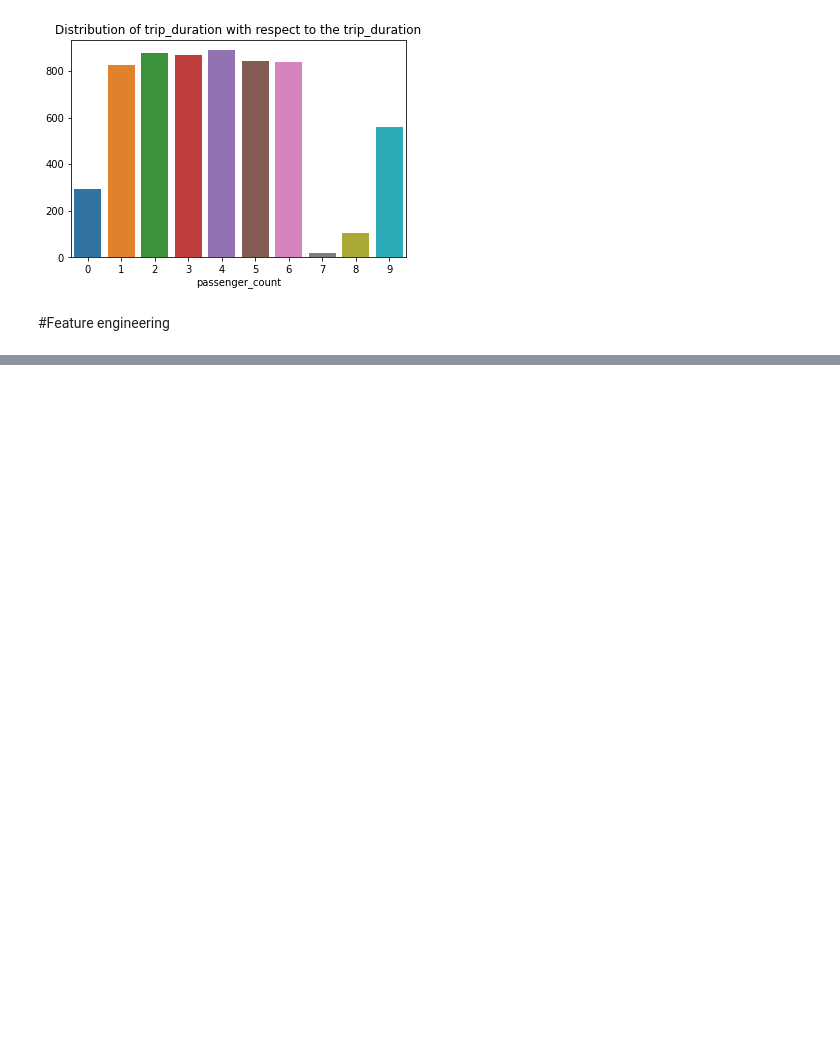
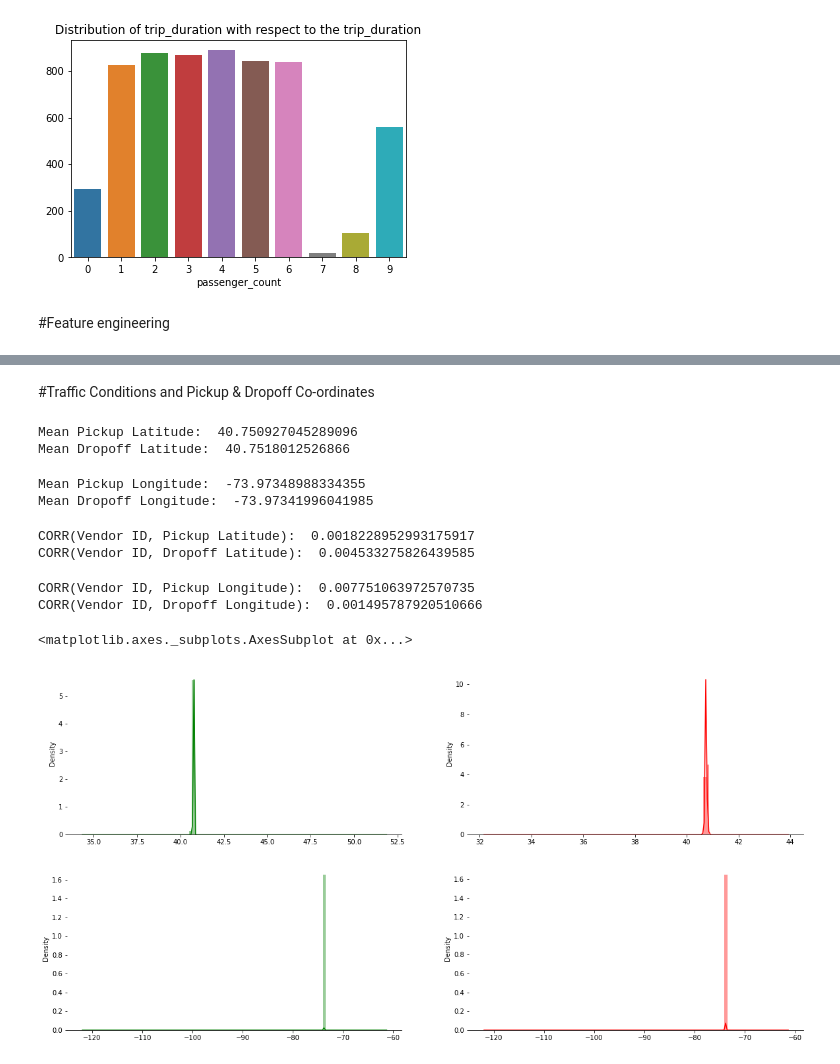
Before and after one commit to Samikshab99/NYC-Taxi-Duration-Prediction, a Jupyter notebook: Copy_of_NYC_Taxi_Trip_Time_Prediction_Capstone_Project.ipynb, the cells around one changed output, grey strips where cells are left out. Cells and saved outputs as stored; diff of their text form; code cells hidden in the pictures; blank space fills up the shorter version.

```diff
--- a/Copy_of_NYC_Taxi_Trip_Time_Prediction_Capstone_Project.ipynb
+++ b/Copy_of_NYC_Taxi_Trip_Time_Prediction_Capstone_Project.ipynb
@@ -203,3 +203,45 @@ cal = USFederalHolidayCalendar()
 holidays = cal.holidays(start=datetime(2016, 3, 1), end=datetime(2016, 4, 1))
 
 taxi['holiday'] = (taxi['pickup_datetime'].dt.date.astype('datetime64[ns]').isin(holidays)).astype(int)
+# %% [markdown]
+#Traffic Conditions and Pickup & Dropoff Co-ordinates
+# %%
+# Mean Pickup and Dropoff Latitude
+print('Mean Pickup Latitude: ', taxi['pickup_latitude'].mean())
+print('Mean Dropoff Latitude: ',taxi['dropoff_latitude'].mean())
+# %% [output]
+Mean Pickup Latitude:  40.750927045289096
+Mean Dropoff Latitude:  40.7518012526866
+# %%
+# Mean Pickup and Dropoff Longitude
+print('Mean Pickup Longitude: ', taxi['pickup_longitude'].mean())
+print('Mean Dropoff Longitude: ',taxi['dropoff_longitude'].mean())
+# %% [output]
+Mean Pickup Longitude:  -73.97348988334355
+Mean Dropoff Longitude:  -73.97341996041985
+# %%
+# How much does the Pickup and Dropoff Latitude correlate with the Vendor ID?
+print('CORR(Vendor ID, Pickup Latitude): ',taxi['vendor_id'].corr(taxi['pickup_latitude']))
+print('CORR(Vendor ID, Dropoff Latitude): ',taxi['vendor_id'].corr(taxi['dropoff_latitude']))
+# %% [output]
+CORR(Vendor ID, Pickup Latitude):  0.0018228952993175917
+CORR(Vendor ID, Dropoff Latitude):  0.004533275826439585
+# %%
+# How much does the Pickup and Dropoff Longitude correlate with the Vendor ID?
+print('CORR(Vendor ID, Pickup Longitude): ',taxi['vendor_id'].corr(taxi['pickup_longitude']))
+print('CORR(Vendor ID, Dropoff Longitude): ',taxi['vendor_id'].corr(taxi['dropoff_longitude']))
+# %% [output]
+CORR(Vendor ID, Pickup Longitude):  0.007751063972570735
+CORR(Vendor ID, Dropoff Longitude):  0.001495787920510666
+# %%
+# Plot a univariate distribution of observations for latitude and longitude values to get a sense of where the most of the rides
+# are concentrated in terms of location.
+fig, ax = plt.subplots(2,2,figsize=(20, 10), sharex=False, sharey = False)
+sns.despine(left=True)
+sns.distplot(taxi['pickup_latitude'].values, label = 'pickup_latitude',color="g",bins = 100, ax=ax[0,0])
+sns.distplot(taxi['dropoff_latitude'].values, label = 'dropoff_latitude',color="r",bins = 100, ax=ax[0,1])
+sns.distplot(taxi['pickup_longitude'].values, label = 'pickup_longitude',color="g",bins = 100, ax=ax[1,0])
+sns.distplot(taxi['dropoff_longitude'].values, label = 'dropoff_longitude',color="r",bins = 100, ax=ax[1,1])
+# %% [output]
+<matplotlib.axes._subplots.AxesSubplot at 0x...>
+[figure, added]
```
Also changed, not shown: parts of 5 cells of this notebook.
